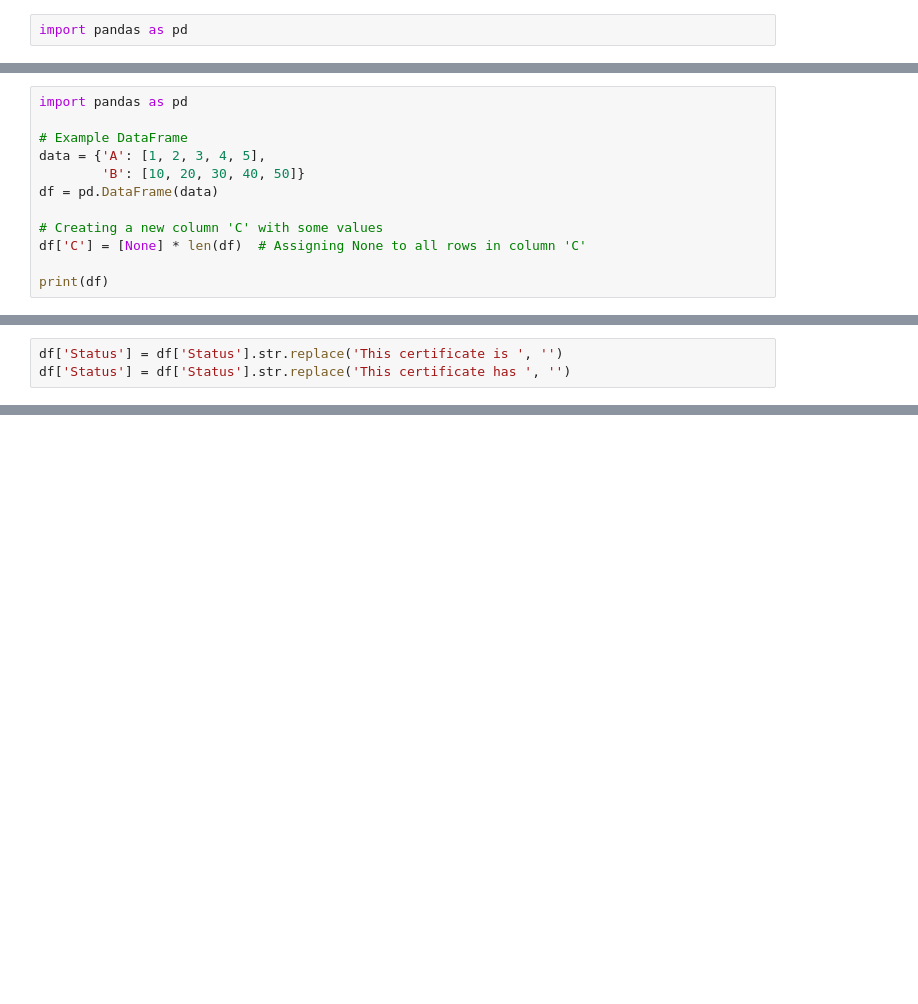
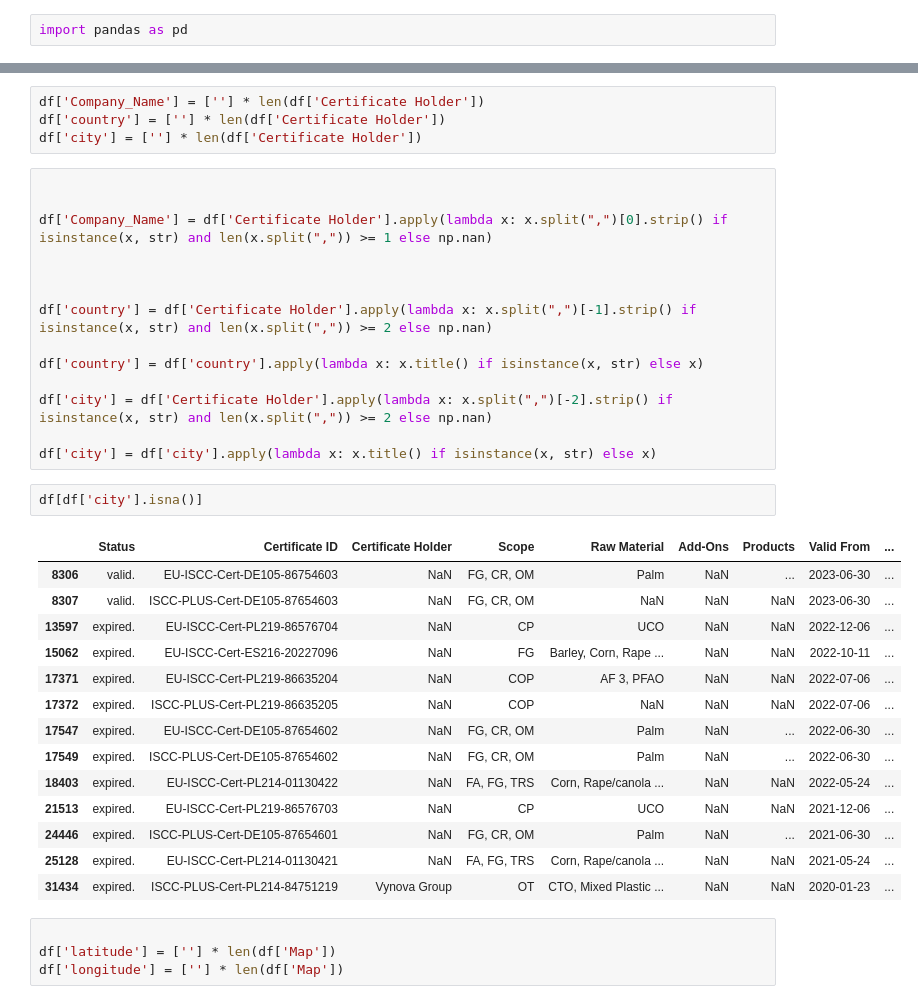
Before and after one commit to Faizack/ISCC_Scrapping, a Jupyter notebook: src/dataAnaysis.ipynb, the cells around one changed output, grey strips where cells are left out. Saved outputs shown, nothing was run; the diff lists cells and outputs as text; blank space fills up the shorter version.

```diff
--- a/src/dataAnaysis.ipynb
+++ b/src/dataAnaysis.ipynb
@@ -28,12 +10,0 @@ Index: [0, 1, 2, 3, 4]
-# %%
-import pandas as pd
-
-# Example DataFrame
-data = {'A': [1, 2, 3, 4, 5],
-        'B': [10, 20, 30, 40, 50]}
-df = pd.DataFrame(data)
-
-# Creating a new column 'C' with some values
-df['C'] = [None] * len(df)  # Assigning None to all rows in column 'C'
-
-print(df)
@@ -61,4 +25 @@ df['Status']
 Name: Status, Length: 55710, dtype: object
-# %%
-df['Status'] = df['Status'].str.replace('This certificate is ', '')
-df['Status'] = df['Status'].str.replace('This certificate has ', '')
@@ -64,0 +75,39 @@ df['Status'] = df['Status'].str.replace('This certificate has ', '')
+# %%
+df['Company_Name'] = [''] * len(df['Certificate Holder'])
+df['country'] = [''] * len(df['Certificate Holder'])
+df['city'] = [''] * len(df['Certificate Holder'])
+# %%
+
+
+df['Company_Name'] = df['Certificate Holder'].apply(lambda x: x.split(",")[0].strip() if isinstance(x, str) and len(x.split(",")) >= 1 else np.nan)
+
+
+
+df['country'] = df['Certificate Holder'].apply(lambda x: x.split(",")[-1].strip() if isinstance(x, str) and len(x.split(",")) >= 2 else np.nan)
+
+df['country'] = df['country'].apply(lambda x: x.title() if isinstance(x, str) else x)
+
+df['city'] = df['Certificate Holder'].apply(lambda x: x.split(",")[-2].strip() if isinstance(x, str) and len(x.split(",")) >= 2 else np.nan)
+
+df['city'] = df['city'].apply(lambda x: x.title() if isinstance(x, str) else x)
+# %%
+df[df['city'].isna()]
+# %% [output]
+|  | Status | Certificate ID | Certificate Holder | Scope | Raw Material | Add-Ons | Products | Valid From | ... |
+| 8306 | valid. | EU-ISCC-Cert-DE105-86754603 | NaN | FG, CR, OM | Palm | NaN | ... | 2023-06-30 | ... |
+| 8307 | valid. | ISCC-PLUS-Cert-DE105-87654603 | NaN | FG, CR, OM | NaN | NaN | NaN | 2023-06-30 | ... |
+| 13597 | expired. | EU-ISCC-Cert-PL219-86576704 | NaN | CP | UCO | NaN | NaN | 2022-12-06 | ... |
+| 15062 | expired. | EU-ISCC-Cert-ES216-20227096 | NaN | FG | Barley, Corn, Rape ... | NaN | NaN | 2022-10-11 | ... |
+| 17371 | expired. | EU-ISCC-Cert-PL219-86635204 | NaN | COP | AF 3, PFAO | NaN | NaN | 2022-07-06 | ... |
+| 17372 | expired. | ISCC-PLUS-Cert-PL219-86635205 | NaN | COP | NaN | NaN | NaN | 2022-07-06 | ... |
+| 17547 | expired. | EU-ISCC-Cert-DE105-87654602 | NaN | FG, CR, OM | Palm | NaN | ... | 2022-06-30 | ... |
+| 17549 | expired. | ISCC-PLUS-Cert-DE105-87654602 | NaN | FG, CR, OM | Palm | NaN | ... | 2022-06-30 | ... |
+| 18403 | expired. | EU-ISCC-Cert-PL214-01130422 | NaN | FA, FG, TRS | Corn, Rape/canola ... | NaN | NaN | 2022-05-24 | ... |
+| 21513 | expired. | EU-ISCC-Cert-PL219-86576703 | NaN | CP | UCO | NaN | NaN | 2021-12-06 | ... |
+| 24446 | expired. | ISCC-PLUS-Cert-DE105-87654601 | NaN | FG, CR, OM | Palm | NaN | ... | 2021-06-30 | ... |
+| 25128 | expired. | EU-ISCC-Cert-PL214-01130421 | NaN | FA, FG, TRS | Corn, Rape/canola ... | NaN | NaN | 2021-05-24 | ... |
+| 31434 | expired. | ISCC-PLUS-Cert-PL214-84751219 | Vynova Group | OT | CTO, Mixed Plastic ... | NaN | NaN | 2020-01-23 | ... |
+# %%
+
+df['latitude'] = [''] * len(df['Map'])
+df['longitude'] = [''] * len(df['Map'])
```
Also changed, not shown: parts of 52 cells of this notebook, 4 other files.
